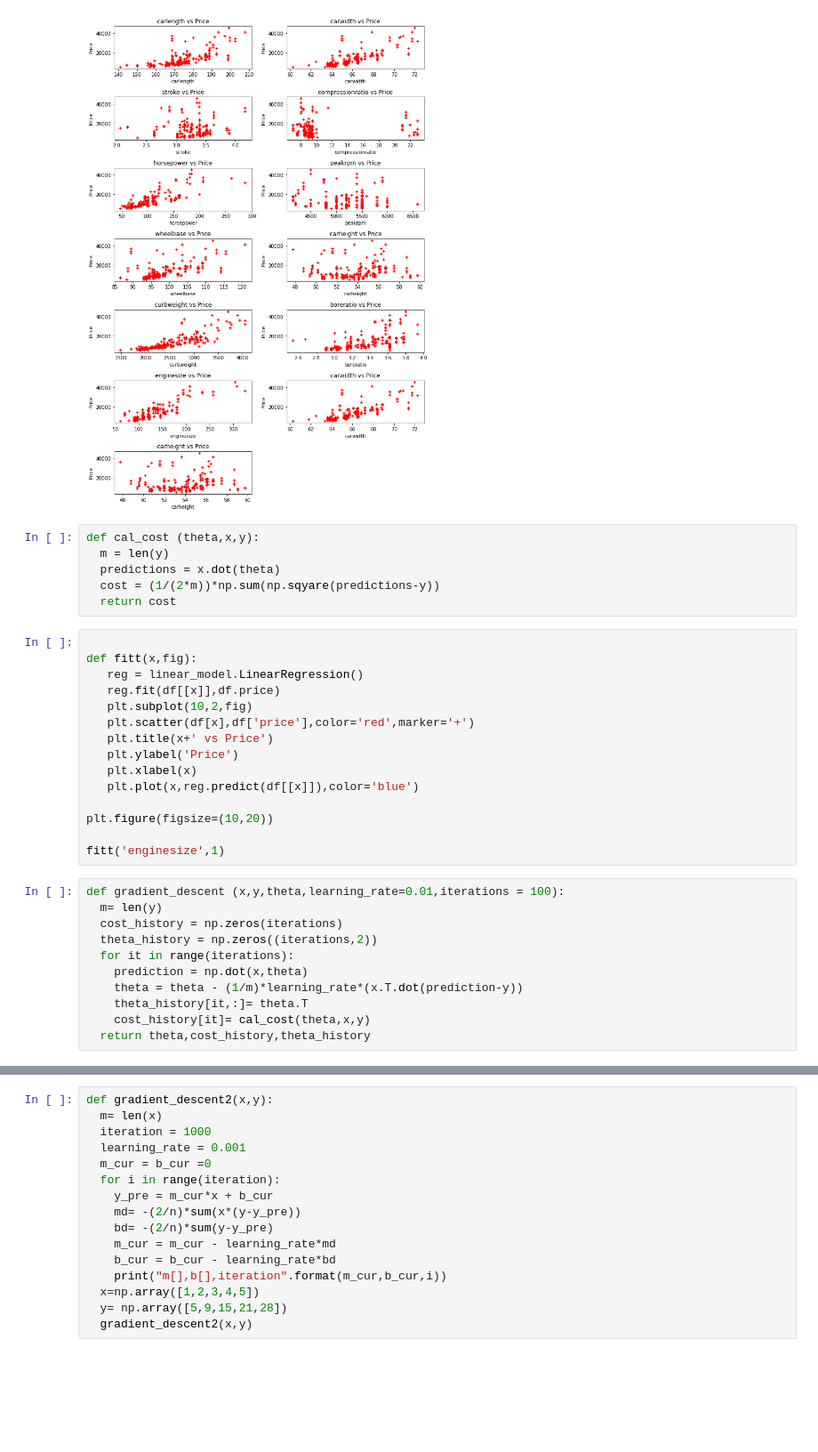
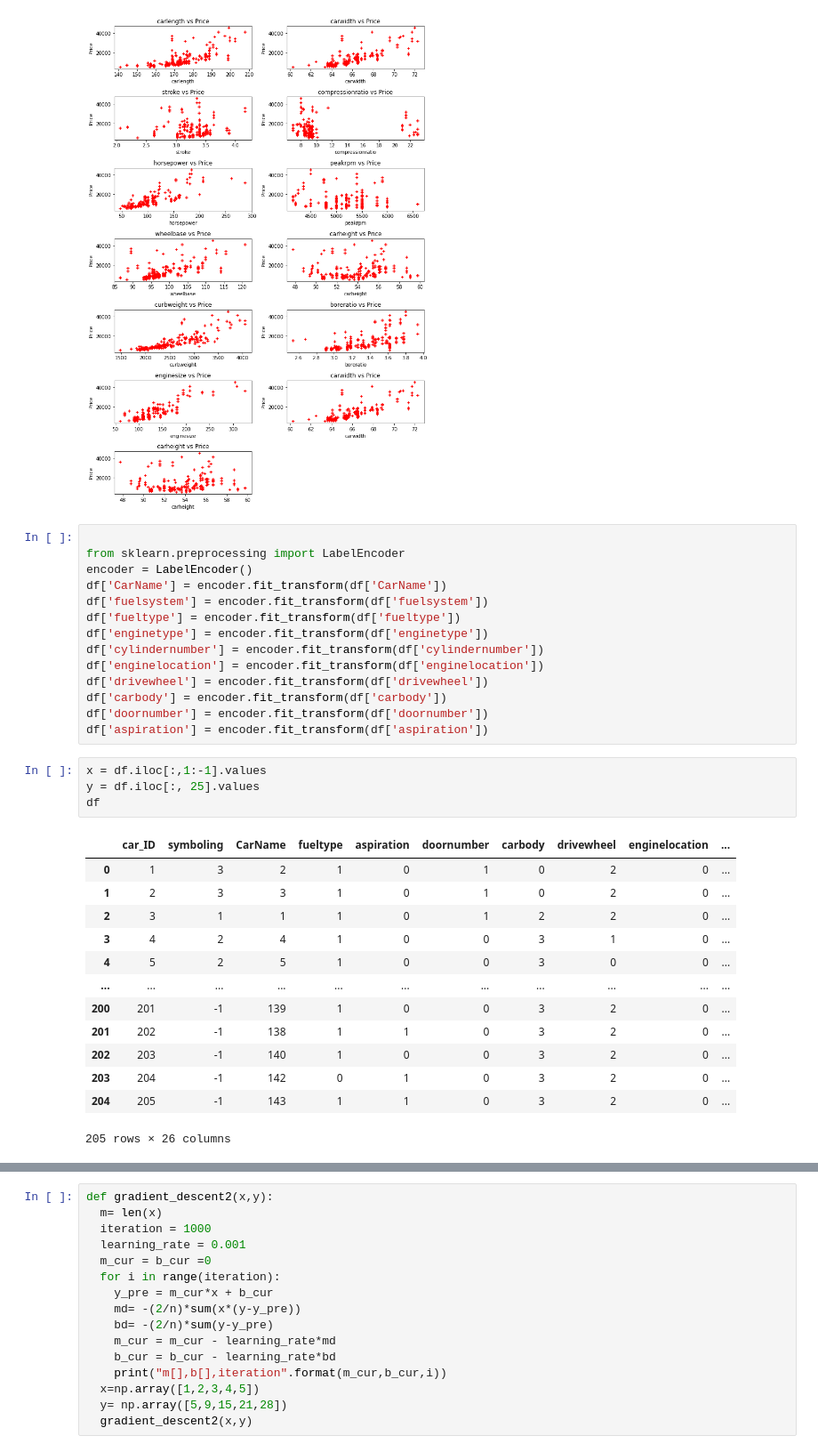
Before and after one commit to JatinK169/MRM_TaskPhase, a Jupyter notebook: MrmTaskPhase.ipynb, the cells around one changed output, grey strips where cells are left out. Shown at 89% size. Saved outputs shown, nothing was run; the diff lists cells and outputs as text; blank space fills up the shorter version.

```diff
--- a/MrmTaskPhase.ipynb
+++ b/MrmTaskPhase.ipynb
@@ -82,35 +130,35 @@ scatter('carheight', 13)
 plt.tight_layout()
 # %% [output]
 [figure]
-# %%
-def cal_cost (theta,x,y):
-  m = len(y)
-  predictions = x.dot(theta)
-  cost = (1/(2*m))*np.sum(np.sqyare(predictions-y))
-  return cost
-# %%
-
-def fitt(x,fig):
-   reg = linear_model.LinearRegression()
-   reg.fit(df[[x]],df.price)
-   plt.subplot(10,2,fig)
-   plt.scatter(df[x],df['price'],color='red',marker='+')
-   plt.title(x+' vs Price')
-   plt.ylabel('Price')
-   plt.xlabel(x)
-   plt.plot(x,reg.predict(df[[x]]),color='blue')
-
-plt.figure(figsize=(10,20))
-
-fitt('enginesize',1)
-# %%
-def gradient_descent (x,y,theta,learning_rate=0.01,iterations = 100):
-  m= len(y)
-  cost_history = np.zeros(iterations)
-  theta_history = np.zeros((iterations,2))
-  for it in range(iterations):
-    prediction = np.dot(x,theta)
-    theta = theta - (1/m)*learning_rate*(x.T.dot(prediction-y))
-    theta_history[it,:]= theta.T
-    cost_history[it]= cal_cost(theta,x,y)
-  return theta,cost_history,theta_history
+# %%
+
+from sklearn.preprocessing import LabelEncoder
+encoder = LabelEncoder()
+df['CarName'] = encoder.fit_transform(df['CarName'])
+df['fuelsystem'] = encoder.fit_transform(df['fuelsystem'])
+df['fueltype'] = encoder.fit_transform(df['fueltype'])
+df['enginetype'] = encoder.fit_transform(df['enginetype'])
+df['cylindernumber'] = encoder.fit_transform(df['cylindernumber'])
+df['enginelocation'] = encoder.fit_transform(df['enginelocation'])
+df['drivewheel'] = encoder.fit_transform(df['drivewheel'])
+df['carbody'] = encoder.fit_transform(df['carbody'])
+df['doornumber'] = encoder.fit_transform(df['doornumber'])
+df['aspiration'] = encoder.fit_transform(df['aspiration'])
+# %%
+x = df.iloc[:,1:-1].values
+y = df.iloc[:, 25].values
+df
+# %% [output]
+|  | car_ID | symboling | CarName | fueltype | aspiration | doornumber | carbody | drivewheel | enginelocation | ... |
+| 0 | 1 | 3 | 2 | 1 | 0 | 1 | 0 | 2 | 0 | ... |
+| 1 | 2 | 3 | 3 | 1 | 0 | 1 | 0 | 2 | 0 | ... |
+| 2 | 3 | 1 | 1 | 1 | 0 | 1 | 2 | 2 | 0 | ... |
+| 3 | 4 | 2 | 4 | 1 | 0 | 0 | 3 | 1 | 0 | ... |
+| 4 | 5 | 2 | 5 | 1 | 0 | 0 | 3 | 0 | 0 | ... |
+| ... | ... | ... | ... | ... | ... | ... | ... | ... | ... | ... |
+| 200 | 201 | -1 | 139 | 1 | 0 | 0 | 3 | 2 | 0 | ... |
+| 201 | 202 | -1 | 138 | 1 | 1 | 0 | 3 | 2 | 0 | ... |
+| 202 | 203 | -1 | 140 | 1 | 0 | 0 | 3 | 2 | 0 | ... |
+| 203 | 204 | -1 | 142 | 0 | 1 | 0 | 3 | 2 | 0 | ... |
+| 204 | 205 | -1 | 143 | 1 | 1 | 0 | 3 | 2 | 0 | ... |
+205 rows × 26 columns
```
Also changed, not shown: parts of 17 cells of this notebook.
